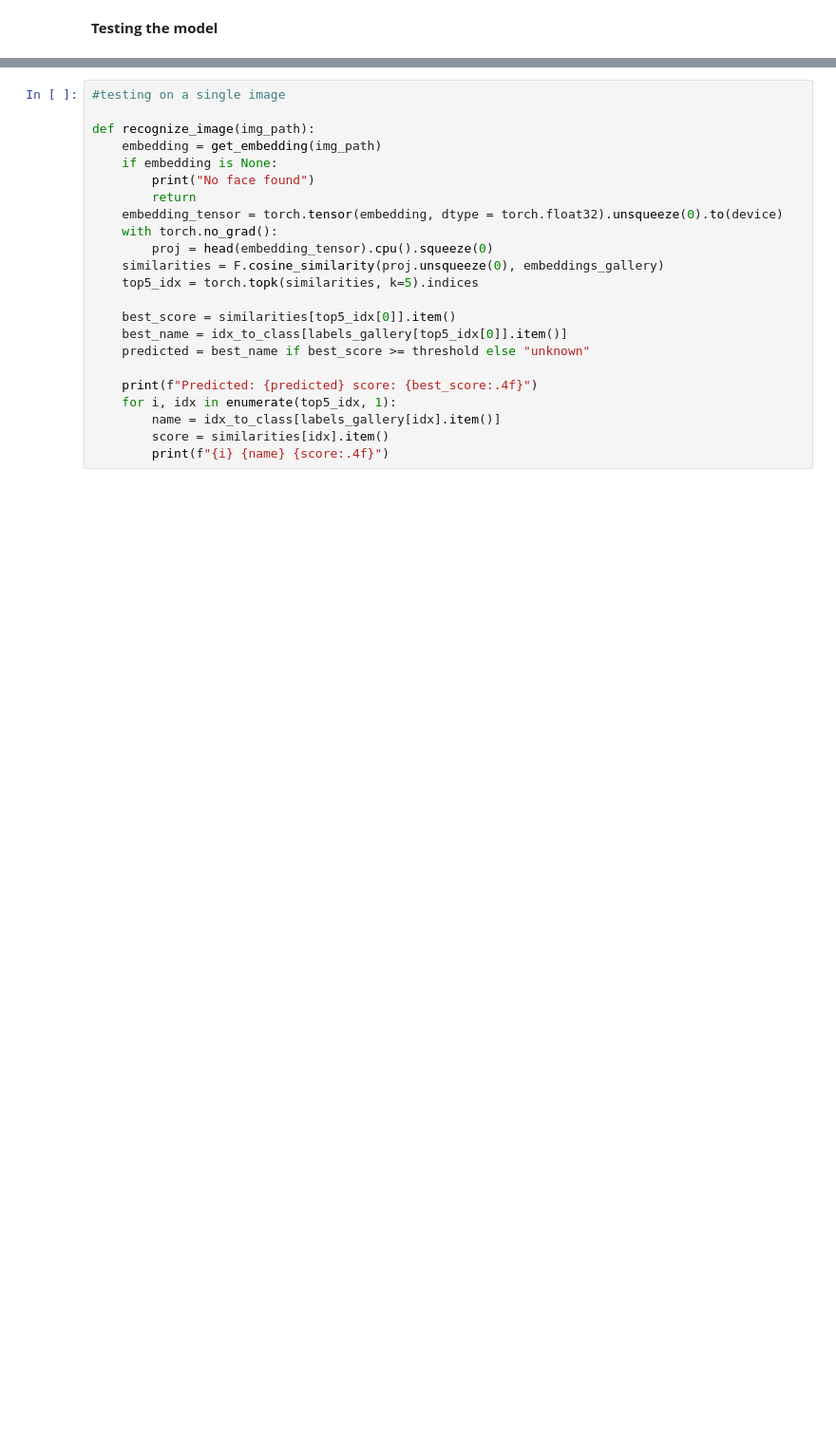
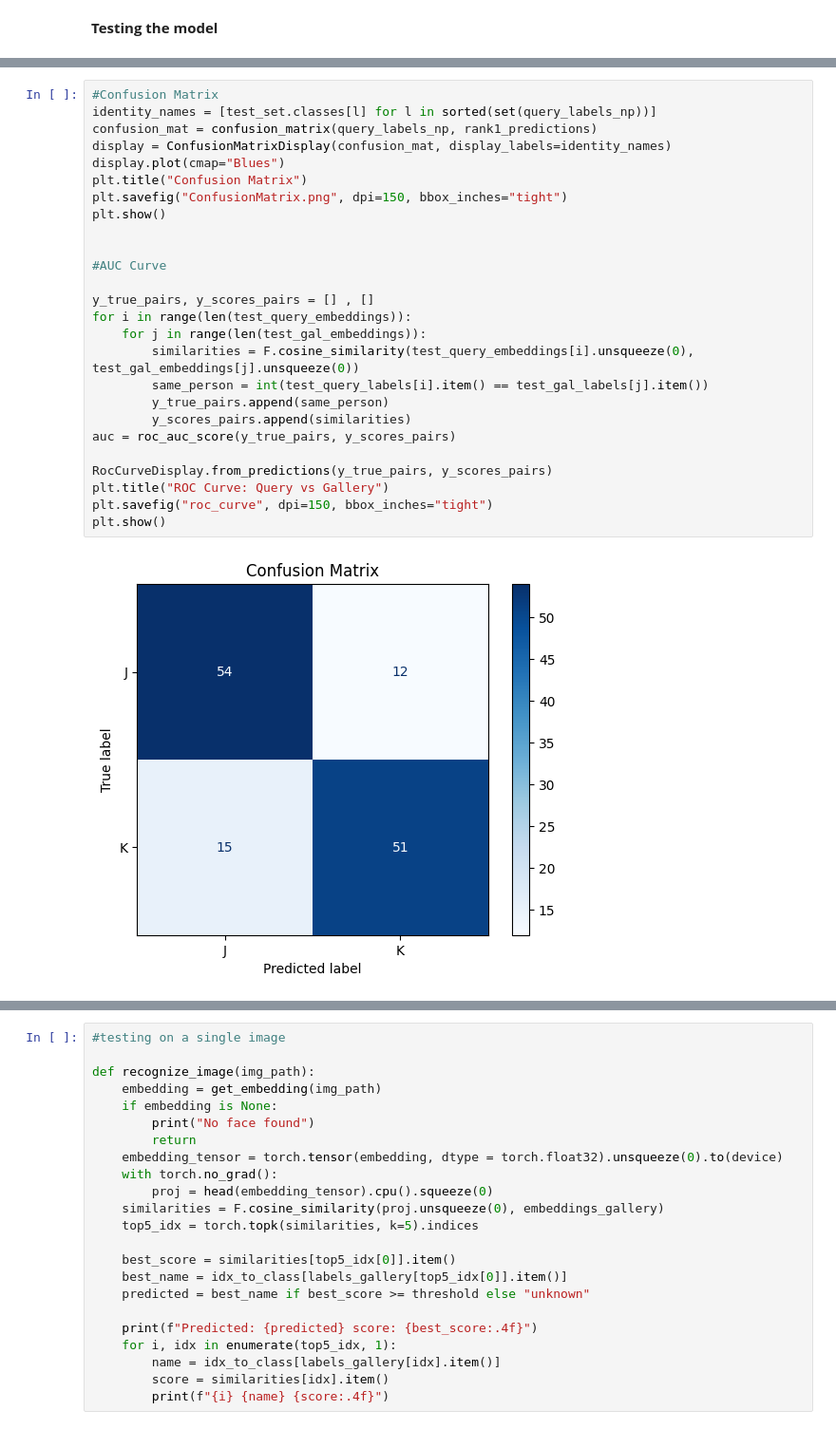
Before and after one commit to shamma315/dronefacerecognition, a Jupyter notebook: training.ipynb, the cells around one changed output, grey strips where cells are left out. Shown at 95% size. Drawn from its saved outputs; the diff is of its cells as text; blank space fills up the shorter version.

```diff
--- a/training.ipynb
+++ b/training.ipynb
@@ -312,0 +396,28 @@ Rank 5 Accuracy: 50.00%
+# %%
+#Confusion Matrix
+identity_names = [test_set.classes[l] for l in sorted(set(query_labels_np))]
+confusion_mat = confusion_matrix(query_labels_np, rank1_predictions)
+display = ConfusionMatrixDisplay(confusion_mat, display_labels=identity_names)
+display.plot(cmap="Blues")
+plt.title("Confusion Matrix")
+plt.savefig("ConfusionMatrix.png", dpi=150, bbox_inches="tight")
+plt.show()
+
+
+#AUC Curve
+
+y_true_pairs, y_scores_pairs = [] , []
+for i in range(len(test_query_embeddings)):
+    for j in range(len(test_gal_embeddings)):
+        similarities = F.cosine_similarity(test_query_embeddings[i].unsqueeze(0), test_gal_embeddings[j].unsqueeze(0))
+        same_person = int(test_query_labels[i].item() == test_gal_labels[j].item())
+        y_true_pairs.append(same_person)
+        y_scores_pairs.append(similarities)
+auc = roc_auc_score(y_true_pairs, y_scores_pairs)
+
+RocCurveDisplay.from_predictions(y_true_pairs, y_scores_pairs)
+plt.title("ROC Curve: Query vs Gallery")
+plt.savefig("roc_curve", dpi=150, bbox_inches="tight")
+plt.show()
+# %% [output]
+[figure, added]
```
Also changed, not shown: parts of 11 cells of this notebook, 6 other files.
